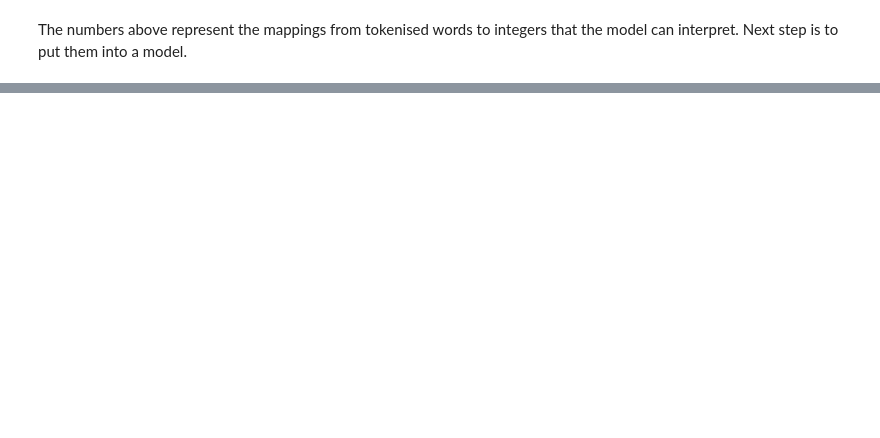
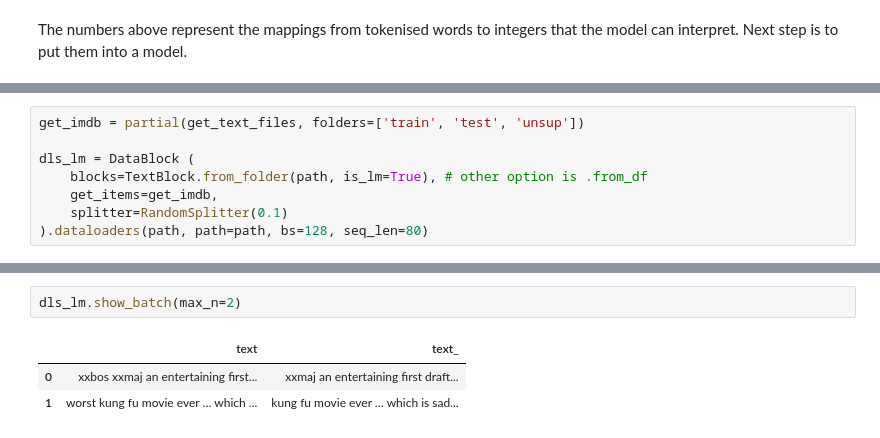
Before and after one commit to jacKlinc/movie_review_sentiment, a Jupyter notebook: notebooks/1_mdl_nlp_train_sentiment.ipynb, the cells around one changed output, grey strips where cells are left out. Saved outputs shown, nothing was run; the diff lists cells and outputs as text; blank space fills up the shorter version.

Commit message:
Added preprocessing and training imDB language model.

```diff
--- a/notebooks/1_mdl_nlp_train_sentiment.ipynb
+++ b/notebooks/1_mdl_nlp_train_sentiment.ipynb
@@ -106,0 +118,8 @@ The numbers above represent the mappings from tokenised words to integers that t
+# %%
+get_imdb = partial(get_text_files, folders=['train', 'test', 'unsup'])
+
+dls_lm = DataBlock (
+    blocks=TextBlock.from_folder(path, is_lm=True), # other option is .from_df
+    get_items=get_imdb,
+    splitter=RandomSplitter(0.1)
+).dataloaders(path, path=path, bs=128, seq_len=80)
@@ -106,0 +128,6 @@ The numbers above represent the mappings from tokenised words to integers that t
+# %%
+dls_lm.show_batch(max_n=2)
+# %% [output]
+|  | text | text_ |
+| 0 | xxbos xxmaj an entertaining first... | xxmaj an entertaining first draft... |
+| 1 | worst kung fu movie ever … which ... | kung fu movie ever … which is sad... |
```
Also changed, not shown: parts of 15 cells of this notebook.
